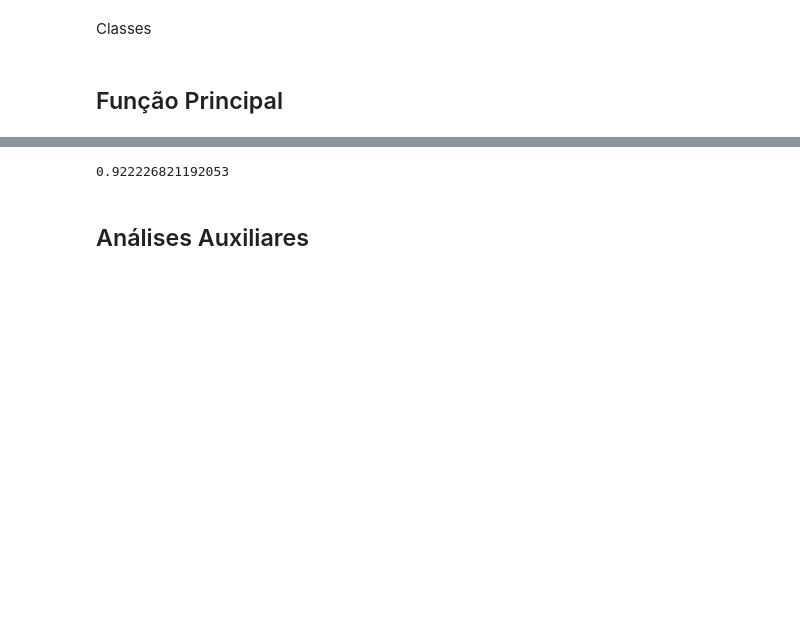
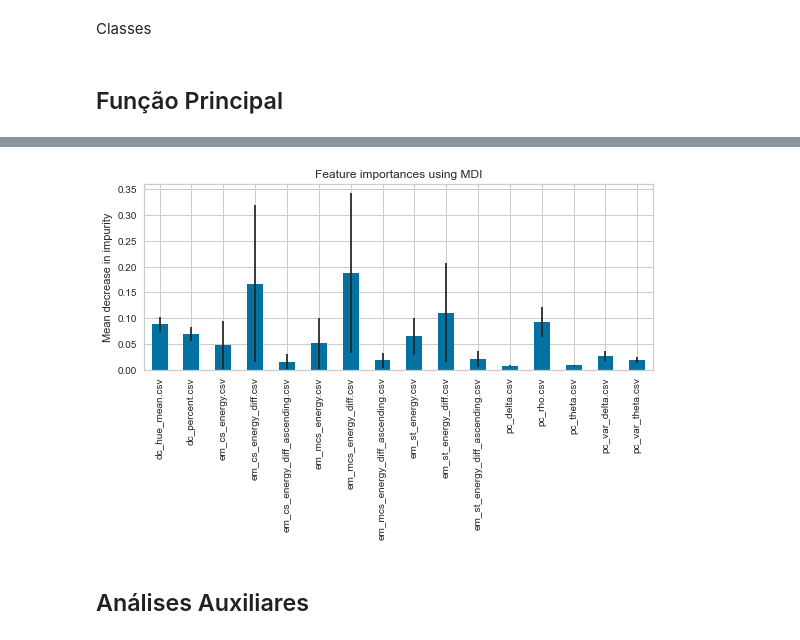
Before and after one commit to Pvlima019/DETECCAO-AUTOMATICA-DE-MOMENTOS-DE-GOL, a Jupyter notebook: Projeto Final.ipynb, the cells around one changed output, grey strips where cells are left out. Saved outputs shown, nothing was run; the diff lists cells and outputs as text; code cells hidden in the pictures; blank space fills up the shorter version.

Commit message:
Automação de testes

```diff
--- a/Projeto Final.ipynb
+++ b/Projeto Final.ipynb
@@ -256,11 +190,27 @@ cm.score(predictors_teste, classes_teste)
-# %%
-##Cria o Random Forest e realiza o treinamento
-random_forest = RandomForestClassifier(n_estimators=1000,criterion='entropy',random_state=0)
-random_forest.fit(predictors_treinamento, classes_treinamento)
-
-predictions = random_forest.predict(predictors_teste)
-
-############ Verificacao ##########
-accuracy_score(classes_teste, predictions)
-# %% [output]
-0.922226821192053
+# %%
+def get_Results(group_name):
+    df_results = pd.DataFrame()
+    for N in range(1,101):
+
+        ##Cria o Random Forest e realiza o treinamento
+        print('Valor de N: %d ' % (N))
+        start_time = time.time()
+        random_forest = RandomForestClassifier(n_estimators=N,criterion='gini',random_state=0)
+        random_forest.fit(predictors_treinamento, classes_treinamento)
+
+
+        predictions = random_forest.predict(predictors_teste)
+
+        duration = round(time.time() - start_time, 2)
+
+        result = confusion_matrix(classes_teste,predictions).ravel()
+
+        result = np.append(result, duration)
+        result = np.append(accuracy_score(classes_teste, predictions), result)
+        result = np.append(result, N)
+        result = np.append(result, group_name)
+        df_result = pd.DataFrame(result).transpose()
+        df_result.columns = ["Assertividade Total", "Verdadeiro Positivo","Falso Negativo","Falso Positivo","Verdadeiro Negativo","Tempo(s)", "N", "Grupo"]
+        df_results = pd.concat([df_results, df_result], axis=0, ignore_index=True)
+
+    return df_results[["Assertividade Total", "Verdadeiro Positivo","Verdadeiro Negativo","Falso Positivo","Falso Negativo","Tempo(s)",  "N", "Grupo"]]
@@ -267,3 +271,22 @@ accuracy_score(classes_teste, predictions)
+# %%
+
+##############Verificar importancia das features######################
+random_forest = RandomForestClassifier(n_estimators=100,criterion='gini',random_state=0)
+random_forest.fit(predictors_treinamento, classes_treinamento)
+
+importances = random_forest.feature_importances_
+std = np.std([tree.feature_importances_ for tree in random_forest.estimators_], axis=0)
+
+forest_importances = pd.Series(importances, index=feature_group)
+
+
+fig, ax = plt.subplots()
+forest_importances.plot.bar(yerr=std, ax=ax)
+ax.set_title("Feature importances using MDI")
+ax.set_ylabel("Mean decrease in impurity")
+fig.tight_layout()
+# %% [output]
+[figure, added]
 # %% [markdown]
 ## Análises Auxiliares
 # %%
```
Also changed, not shown: parts of 9 cells of this notebook.
